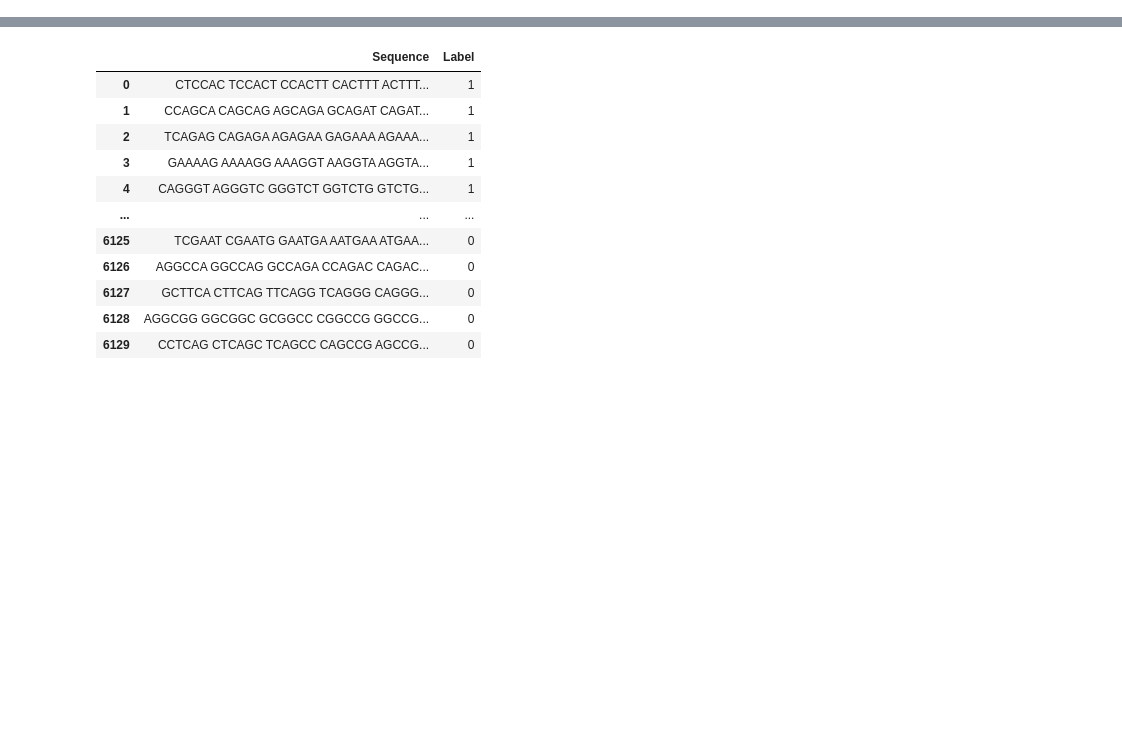
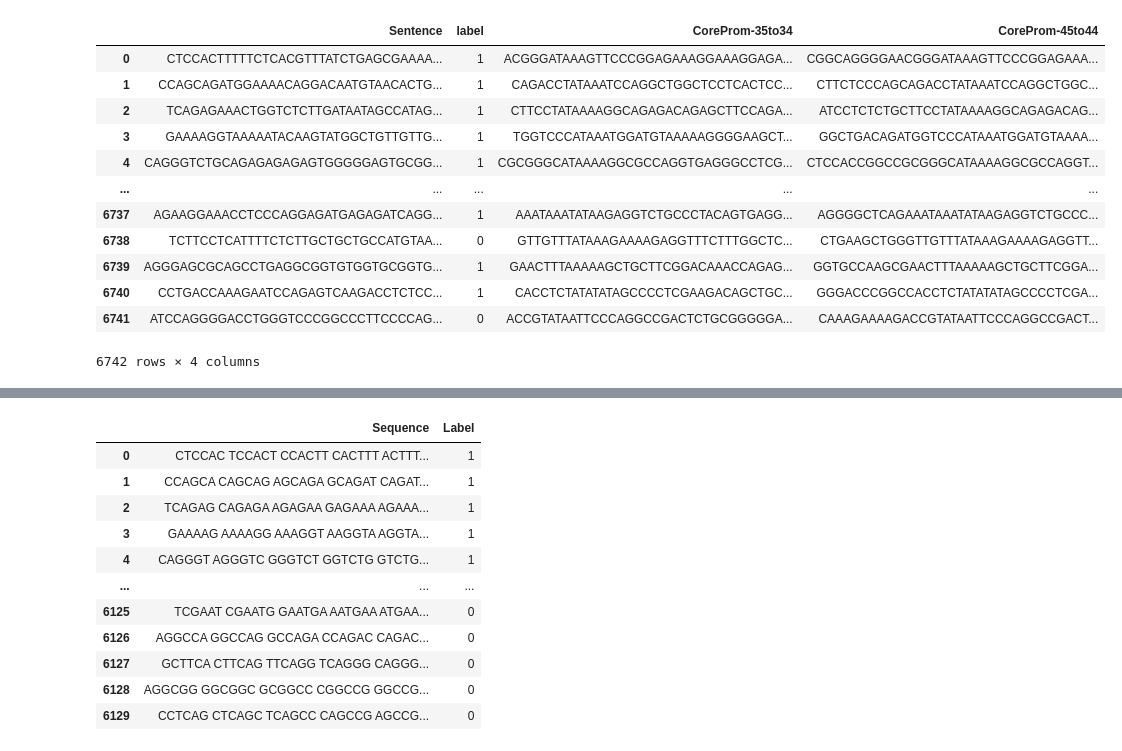
Before and after one commit to duttaprat/Postdoc, a Jupyter notebook: DNABERT_data_processing/TATA_nonTATAProm/TATA_DNABERTdata.ipynb, the cells around one changed output, grey strips where cells are left out. Drawn from its saved outputs; the diff is of its cells as text; code cells hidden in the pictures; blank space fills up the shorter version.

```diff
--- a/DNABERT_data_processing/TATA_nonTATAProm/TATA_DNABERTdata.ipynb
+++ b/DNABERT_data_processing/TATA_nonTATAProm/TATA_DNABERTdata.ipynb
@@ -27,0 +29,3 @@ df_train
+# %%
+df_TATA_all = pd.concat([df_train[['Sentence','label']] , df_test[['Sentence','label']]]).reset_index(drop=True)
+df_TATA_all
@@ -46,3 +64,22 @@ def core_prom_35to34(text):
 
 def core_prom_45to44(text):
     return text[204:294]
+# %%
+df_TATA_all['CoreProm-35to34']= df_TATA_all['Sentence'].apply(core_prom_35to34)
+df_TATA_all['CoreProm-45to44']= df_TATA_all['Sentence'].apply(core_prom_45to44)
+# %%
+df_TATA_all
+# %% [output]
+|  | Sentence | label | CoreProm-35to34 | CoreProm-45to44 |
+| 0 | CTCCACTTTTTCTCACGTTTATCTGAGCGAAAA... | 1 | ACGGGATAAAGTTCCCGGAGAAAGGAAAGGAGA... | CGGCAGGGGAACGGGATAAAGTTCCCGGAGAAA... |
+| 1 | CCAGCAGATGGAAAACAGGACAATGTAACACTG... | 1 | CAGACCTATAAATCCAGGCTGGCTCCTCACTCC... | CTTCTCCCAGCAGACCTATAAATCCAGGCTGGC... |
+| 2 | TCAGAGAAACTGGTCTCTTGATAATAGCCATAG... | 1 | CTTCCTATAAAAGGCAGAGACAGAGCTTCCAGA... | ATCCTCTCTGCTTCCTATAAAAGGCAGAGACAG... |
+| 3 | GAAAAGGTAAAAATACAAGTATGGCTGTTGTTG... | 1 | TGGTCCCATAAATGGATGTAAAAAGGGGAAGCT... | GGCTGACAGATGGTCCCATAAATGGATGTAAAA... |
+| 4 | CAGGGTCTGCAGAGAGAGAGTGGGGGAGTGCGG... | 1 | CGCGGGCATAAAAGGCGCCAGGTGAGGGCCTCG... | CTCCACCGGCCGCGGGCATAAAAGGCGCCAGGT... |
+| ... | ... | ... | ... | ... |
+| 6737 | AGAAGGAAACCTCCCAGGAGATGAGAGATCAGG... | 1 | AAATAAATATAAGAGGTCTGCCCTACAGTGAGG... | AGGGGCTCAGAAATAAATATAAGAGGTCTGCCC... |
+| 6738 | TCTTCCTCATTTTCTCTTGCTGCTGCCATGTAA... | 0 | GTTGTTTATAAAGAAAAGAGGTTTCTTTGGCTC... | CTGAAGCTGGGTTGTTTATAAAGAAAAGAGGTT... |
+| 6739 | AGGGAGCGCAGCCTGAGGCGGTGTGGTGCGGTG... | 1 | GAACTTTAAAAAGCTGCTTCGGACAAACCAGAG... | GGTGCCAAGCGAACTTTAAAAAGCTGCTTCGGA... |
+| 6740 | CCTGACCAAAGAATCCAGAGTCAAGACCTCTCC... | 1 | CACCTCTATATATAGCCCCTCGAAGACAGCTGC... | GGGACCCGGCCACCTCTATATATAGCCCCTCGA... |
+| 6741 | ATCCAGGGGACCTGGGTCCCGGCCCTTCCCCAG... | 0 | ACCGTATAATTCCCAGGCCGACTCTGCGGGGGA... | CAAAGAAAAGACCGTATAATTCCCAGGCCGACT... |
+6742 rows × 4 columns
```
Also changed, not shown: parts of 4 cells of this notebook, 13 other files.
